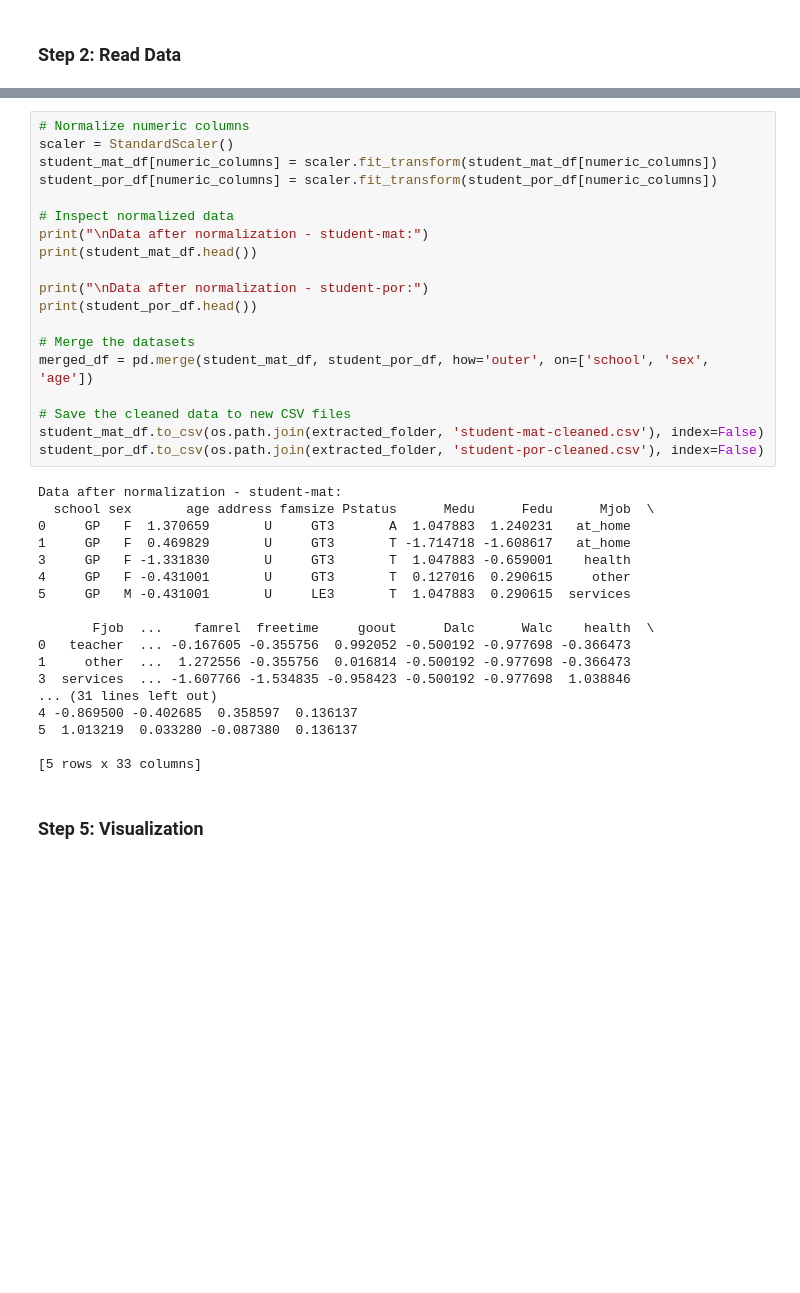
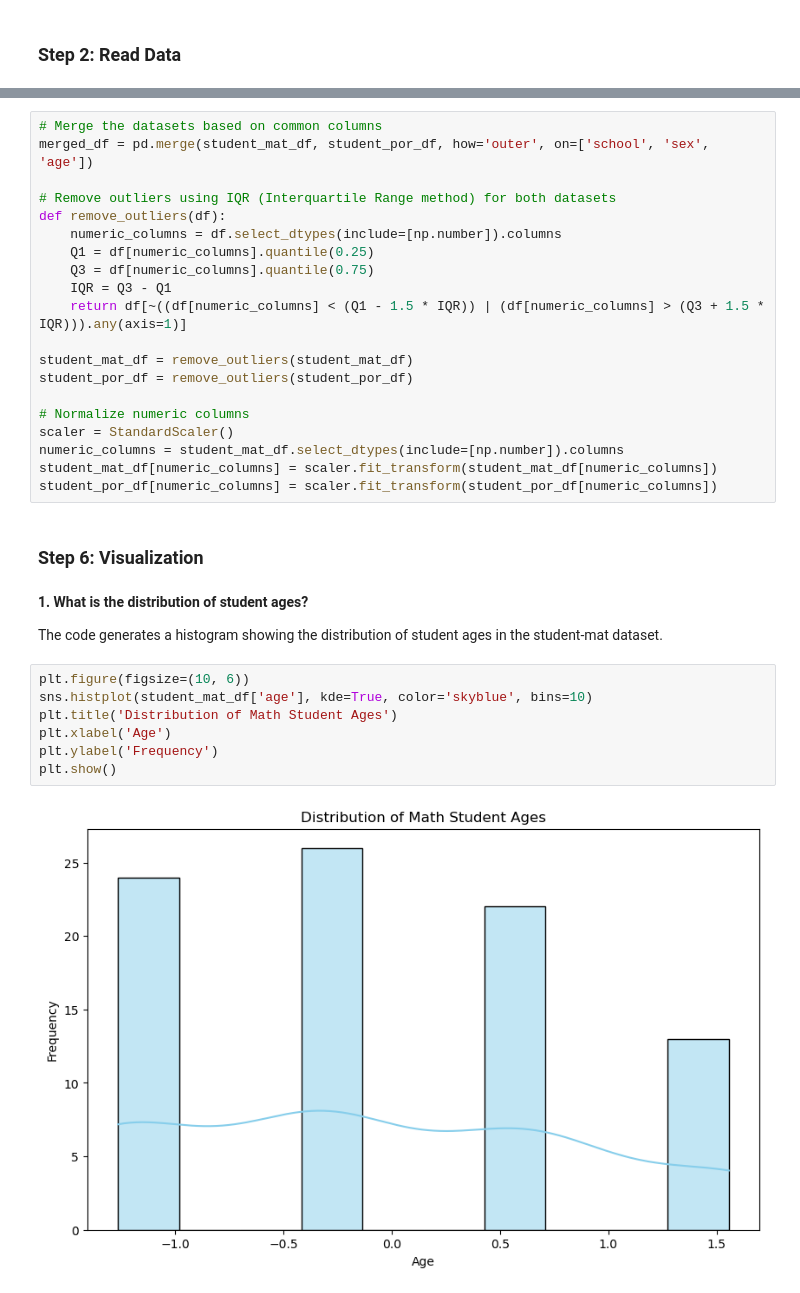
Before and after one commit to MiltonGreat/Student-Performance, a Jupyter notebook: Student Performance.ipynb, the cells around one changed output, grey strips where cells are left out. Saved outputs shown, nothing was run; the diff lists cells and outputs as text; blank space fills up the shorter version.

```diff
--- a/Student Performance.ipynb
+++ b/Student Performance.ipynb
@@ -152,39 +254,35 @@ max     14.000000   17.000000   17.000000   18.000000
 # %%
+# Merge the datasets based on common columns
+merged_df = pd.merge(student_mat_df, student_por_df, how='outer', on=['school', 'sex', 'age'])
+
+# Remove outliers using IQR (Interquartile Range method) for both datasets
+def remove_outliers(df):
+    numeric_columns = df.select_dtypes(include=[np.number]).columns
+    Q1 = df[numeric_columns].quantile(0.25)
+    Q3 = df[numeric_columns].quantile(0.75)
+    IQR = Q3 - Q1
+    return df[~((df[numeric_columns] < (Q1 - 1.5 * IQR)) | (df[numeric_columns] > (Q3 + 1.5 * IQR))).any(axis=1)]
+
+student_mat_df = remove_outliers(student_mat_df)
+student_por_df = remove_outliers(student_por_df)
+
 # Normalize numeric columns
 scaler = StandardScaler()
+numeric_columns = student_mat_df.select_dtypes(include=[np.number]).columns
 student_mat_df[numeric_columns] = scaler.fit_transform(student_mat_df[numeric_columns])
 student_por_df[numeric_columns] = scaler.fit_transform(student_por_df[numeric_columns])
-
-# Inspect normalized data
-print("\nData after normalization - student-mat:")
-print(student_mat_df.head())
-
-print("\nData after normalization - student-por:")
-print(student_por_df.head())
-
-# Merge the datasets
-merged_df = pd.merge(student_mat_df, student_por_df, how='outer', on=['school', 'sex', 'age'])
-
-# Save the cleaned data to new CSV files
-student_mat_df.to_csv(os.path.join(extracted_folder, 'student-mat-cleaned.csv'), index=False)
-student_por_df.to_csv(os.path.join(extracted_folder, 'student-por-cleaned.csv'), index=False)
-# %% [output]
-Data after normalization - student-mat:
-  school sex       age address famsize Pstatus      Medu      Fedu      Mjob  \
-0     GP   F  1.370659       U     GT3       A  1.047883  1.240231   at_home
-1     GP   F  0.469829       U     GT3       T -1.714718 -1.608617   at_home
-3     GP   F -1.331830       U     GT3       T  1.047883 -0.659001    health
-4     GP   F -0.431001       U     GT3       T  0.127016  0.290615     other
-5     GP   M -0.431001       U     LE3       T  1.047883  0.290615  services
-
-       Fjob  ...    famrel  freetime     goout      Dalc      Walc    health  \
-0   teacher  ... -0.167605 -0.355756  0.992052 -0.500192 -0.977698 -0.366473
-1     other  ...  1.272556 -0.355756  0.016814 -0.500192 -0.977698 -0.366473
-3  services  ... -1.607766 -1.534835 -0.958423 -0.500192 -0.977698  1.038846
-... (31 lines left out)
-4 -0.869500 -0.402685  0.358597  0.136137
-5  1.013219  0.033280 -0.087380  0.136137
-
-[5 rows x 33 columns]
 # %% [markdown]
-### Step 5: Visualization
+### Step 6: Visualization
+# %% [markdown]
+**1. What is the distribution of student ages?**
+
+The code generates a histogram showing the distribution of student ages in the student-mat dataset.
+# %%
+plt.figure(figsize=(10, 6))
+sns.histplot(student_mat_df['age'], kde=True, color='skyblue', bins=10)
+plt.title('Distribution of Math Student Ages')
+plt.xlabel('Age')
+plt.ylabel('Frequency')
+plt.show()
+# %% [output]
+[figure, added]
```
Also changed, not shown: parts of 40 cells of this notebook.
